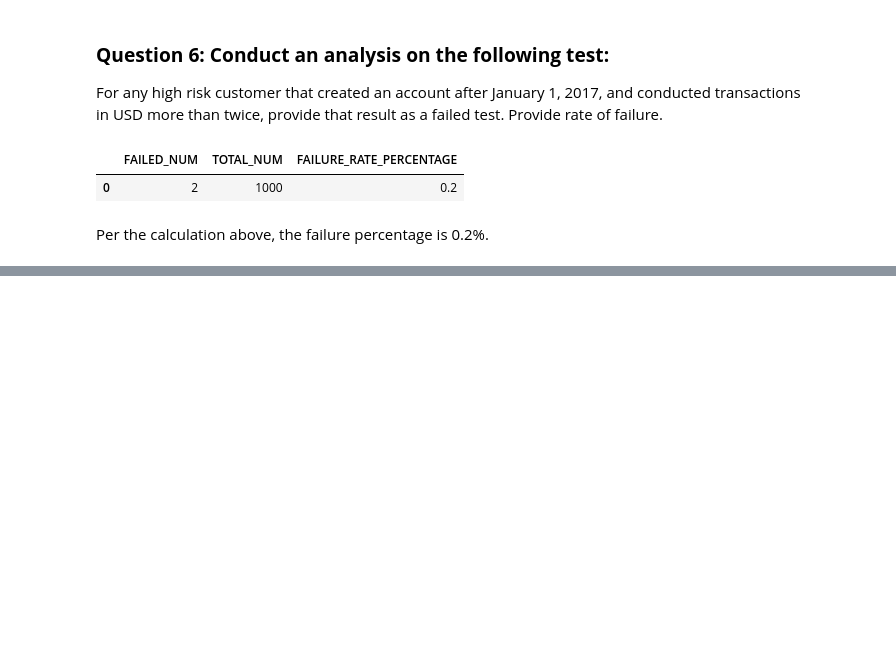
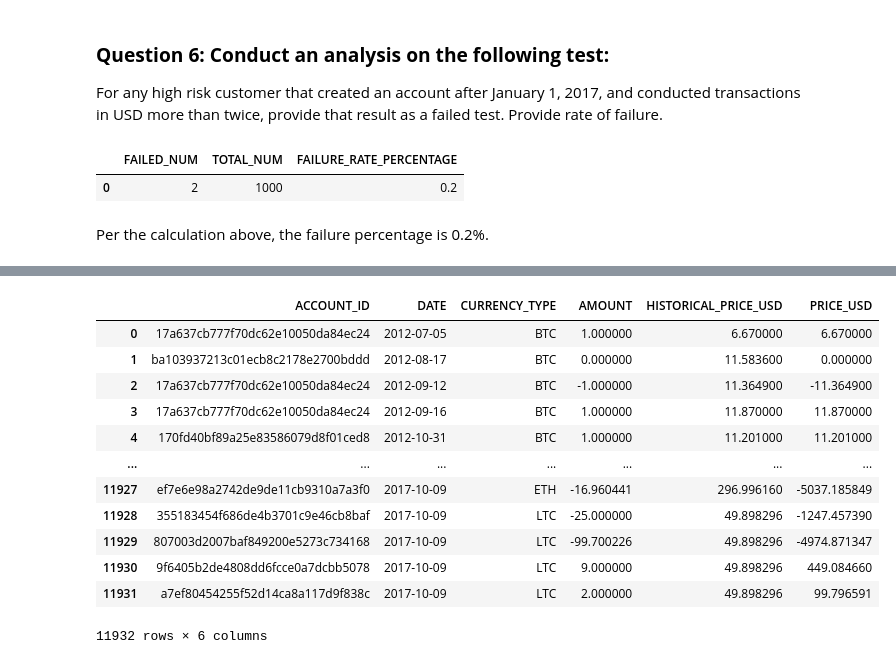
Before and after one commit to ycyuchengliu/coinbase_note, a Jupyter notebook: 00_coinbase_core_hw_notebook.ipynb, the cells around one changed output, grey strips where cells are left out. Cells and saved outputs as stored; diff of their text form; code cells hidden in the pictures; blank space fills up the shorter version.

```diff
--- a/Coinbase_Data_HW.ipynb
+++ b/00_coinbase_core_hw_notebook.ipynb
@@ -624,5 +622,4 @@ df_ledger_full_table.head(10)
 # %%
-#time_series_df = df_ledger_full_table.groupby(['ACCOUNT_ID', 'CREATED_AT']).agg({'AMOUNT': 'sum'}).reset_index()
-
+df_time_series = df_ledger_full_table.groupby(['ACCOUNT_ID', 'DATE', 'CURRENCY_TYPE']).agg({'AMOUNT': 'sum'}).reset_index()
 #time_series_df[time_series_df['ACCOUNT_ID'] == '00933f73f7f29ec5cf2fc878a2c33f0a']
-#time_series_df
+df_time_series
@@ -629 +693,29 @@ df_ledger_full_table.head(10)
+# %%
+df_time_series['DATE'] = pd.to_datetime(df_time_series['DATE'])
+df_cleaned_historical_price['DATE'] = pd.to_datetime(df_cleaned_historical_price['DATE'])
+
+merged_df = pd.merge(df_time_series, df_cleaned_historical_price, on=['DATE','CURRENCY_TYPE'], how='left')
+merged_df['PRICE_USD'] =  merged_df['AMOUNT'] * merged_df['HISTORICAL_PRICE_USD']
+
+merged_df = merged_df.sort_values(by=['DATE', 'CURRENCY_TYPE'], ascending=[True, True], ignore_index = True)
+#merged_df = merged_df.sort_values(by=['HISTORICAL_PRICE_USD'], ascending= False)
+
+merged_df
+
+#has_nan = merged_df.isnull().any()
+#print(has_nan)
+# %% [output]
+|  | ACCOUNT_ID | DATE | CURRENCY_TYPE | AMOUNT | HISTORICAL_PRICE_USD | PRICE_USD |
+| 0 | 17a637cb777f70dc62e10050da84ec24 | 2012-07-05 | BTC | 1.000000 | 6.670000 | 6.670000 |
+| 1 | ba103937213c01ecb8c2178e2700bddd | 2012-08-17 | BTC | 0.000000 | 11.583600 | 0.000000 |
+| 2 | 17a637cb777f70dc62e10050da84ec24 | 2012-09-12 | BTC | -1.000000 | 11.364900 | -11.364900 |
+| 3 | 17a637cb777f70dc62e10050da84ec24 | 2012-09-16 | BTC | 1.000000 | 11.870000 | 11.870000 |
+| 4 | 170fd40bf89a25e83586079d8f01ced8 | 2012-10-31 | BTC | 1.000000 | 11.201000 | 11.201000 |
+| ... | ... | ... | ... | ... | ... | ... |
+| 11927 | ef7e6e98a2742de9de11cb9310a7a3f0 | 2017-10-09 | ETH | -16.960441 | 296.996160 | -5037.185849 |
+| 11928 | 355183454f686de4b3701c9e46cb8baf | 2017-10-09 | LTC | -25.000000 | 49.898296 | -1247.457390 |
+| 11929 | 807003d2007baf849200e5273c734168 | 2017-10-09 | LTC | -99.700226 | 49.898296 | -4974.871347 |
+| 11930 | 9f6405b2de4808dd6fcce0a7dcbb5078 | 2017-10-09 | LTC | 9.000000 | 49.898296 | 449.084660 |
+| 11931 | a7ef80454255f52d14ca8a117d9f838c | 2017-10-09 | LTC | 2.000000 | 49.898296 | 99.796591 |
+11932 rows × 6 columns
 # %%
```
Also changed, not shown: parts of 23 cells of this notebook, 11 other files.
